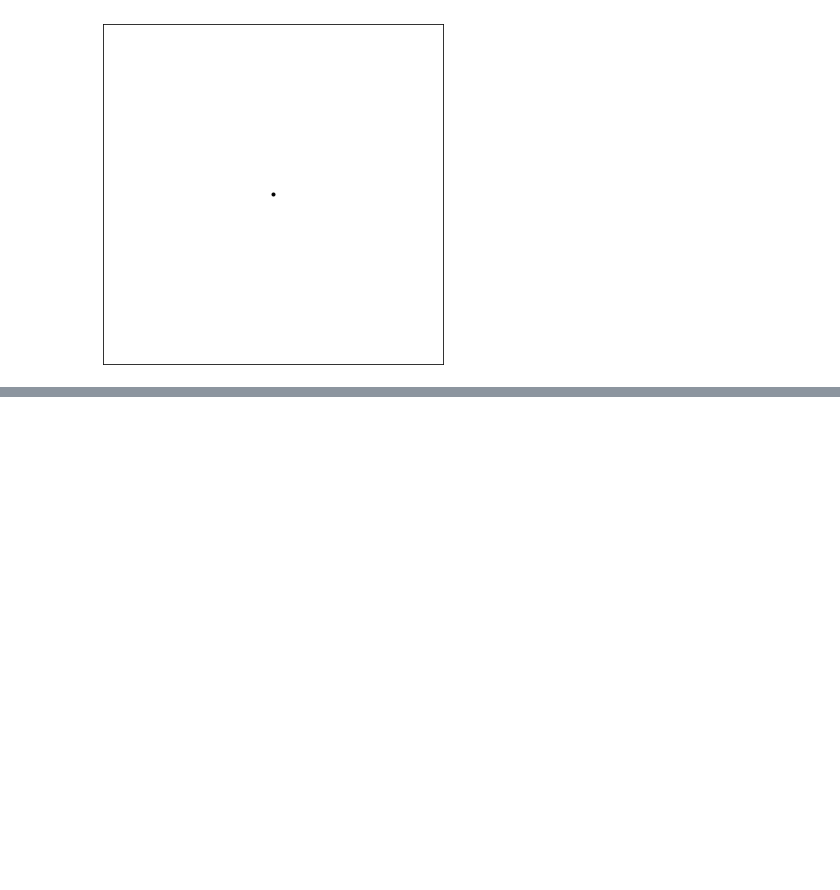
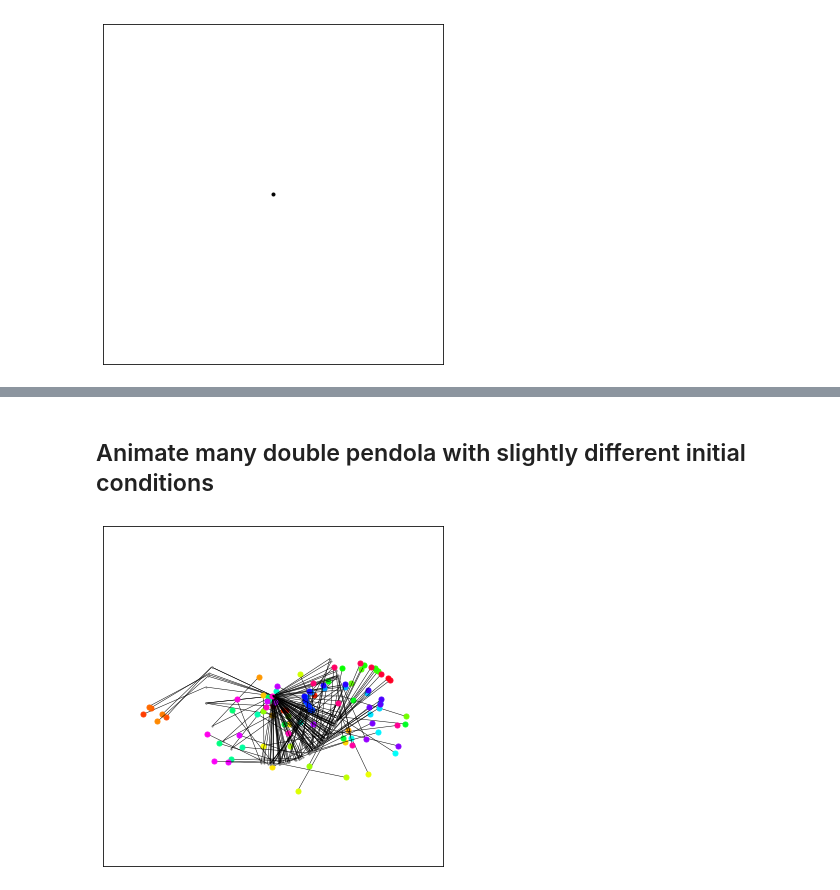
Before and after one commit to marcodelmastro/PhysicsAnimations, a Jupyter notebook: Double Pendolum.ipynb, the cells around one changed output, grey strips where cells are left out. Saved outputs shown, nothing was run; the diff lists cells and outputs as text; code cells hidden in the pictures; blank space fills up the shorter version.

Commit message:
More double pendola

```diff
--- a/Double Pendolum.ipynb
+++ b/Double Pendolum.ipynb
@@ -174,3 +175,5 @@ anim.save('doublependolum.gif', writer='imagemagick', fps=20)
 Image(url='doublependolum.gif')
 # %% [output]
 [interactive output not drawn]
+# %% [markdown]
+## Animate many double pendola with slightly different initial conditions
@@ -176,0 +200,46 @@ Image(url='doublependolum.gif')
+# %%
+# Numerical integration of the equations of motion for all different initial conditions
+yi = [ odeint(deriv, _y0, t, args=(L1, L2, m1, m2)) for _y0 in y0i ]
+# %%
+# Cartesian coordinates
+x1i = []
+x2i = []
+y1i = []
+y2i = []
+for _y in yi:
+    _theta1, _theta2 = _y[:,0], _y[:,2]
+    _x1 =  L1 * np.sin(_theta1)
+    _y1 = -L1 * np.cos(_theta1)
+    _x2 = _x1 + L2 * np.sin(_theta2)
+    _y2 = _y1 - L2 * np.cos(_theta2)
+    x1i.append( _x1 )
+    x2i.append( _x2 )
+    y1i.append( _y1 )
+    y2i.append( _y2 )
+# %%
+# plot one point in time
+
+i = 500
+cmap = get_cmap(npend)
+r = 0.5
+ns = 20
+trail_secs = 1
+
+fig = plt.figure(figsize=(8.3333, 6.25), dpi=72)
+ax = fig.add_subplot(111)
+c0 = ax.plot(0,0,'o',markersize=3,color='black')
+
+icol = 0
+for _x1,_x2,_y1,_y2 in zip(x1i,x2i,y1i,y2i):
+    lines, = ax.plot([0, _x1[i], _x2[i]], [0, _y1[i], _y2[i]], lw=0.5, c='k')
+    c1, = ax.plot(_x1[i],_y1[i],'o',markersize=1,color='grey')
+    c2, = ax.plot(_x2[i],_y2[i],'o',markersize=5,color=cmap(icol))
+    icol+=1
+
+ax.set_xlim(-L1-L2-r, L1+L2+r)
+ax.set_ylim(-L1-L2-r, L1+L2+r)
+ax.set_aspect('equal', adjustable='box')
+plt.tick_params(left=False, bottom=False, labelleft=False, labelbottom=False)
+plt.show()
+# %% [output]
+[figure, added]
```
Also changed, not shown: parts of 9 cells of this notebook, 1 other file.
